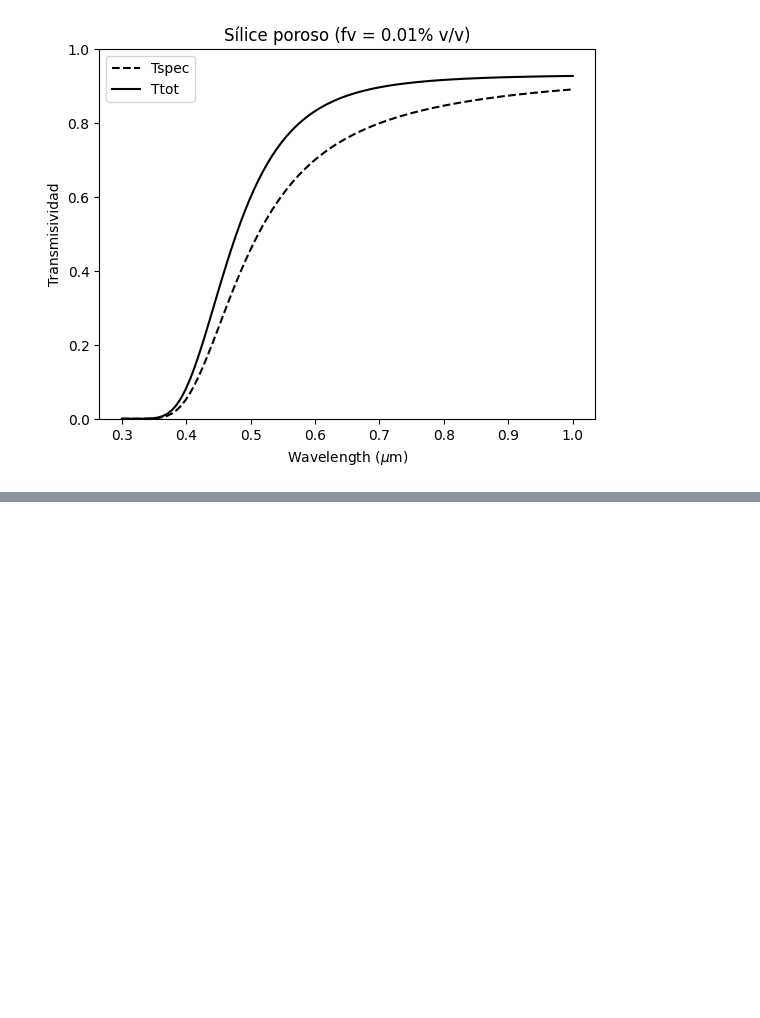
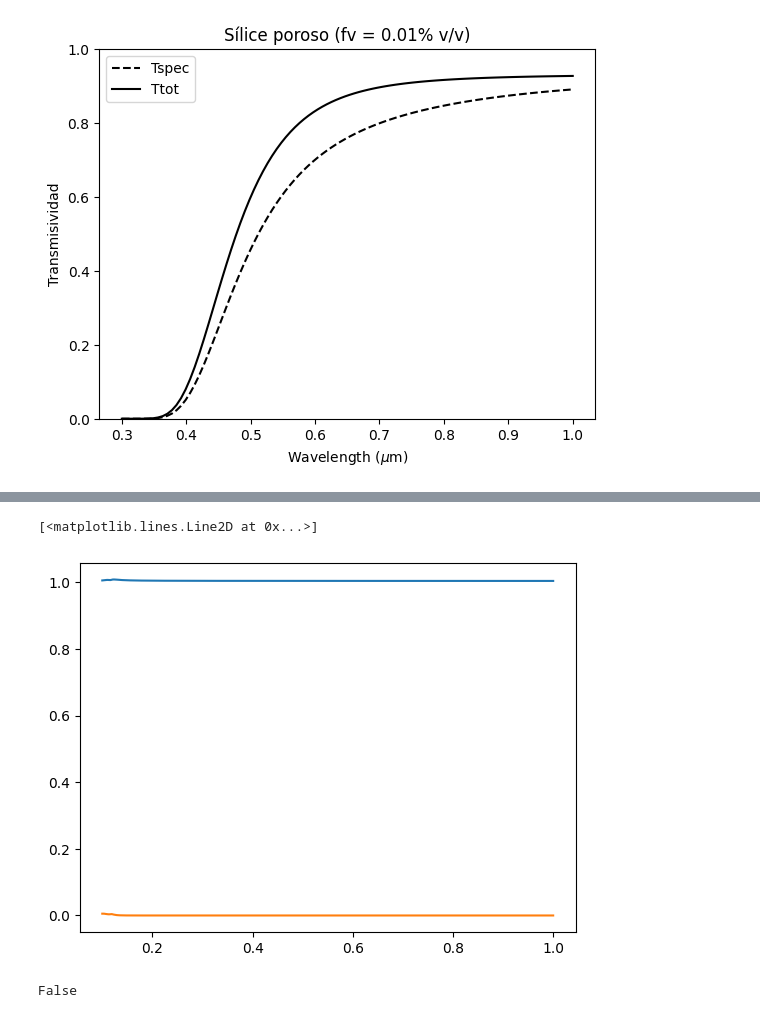
Before and after one commit to PanxoPanza/empylib, a Jupyter notebook: docs/rad_transfer_test.ipynb, the cells around one changed output, grey strips where cells are left out. Saved outputs shown, nothing was run; the diff lists cells and outputs as text; code cells hidden in the pictures; blank space fills up the shorter version.

```diff
--- a/docs/rad_transfer_test.ipynb
+++ b/docs/rad_transfer_test.ipynb
@@ -101,0 +198,11 @@ plt.show()
+# %%
+Np = nk.SiO2(lam)
+plt.plot(lam, nk.emt_brugg(fv, Np, Nh).real)
+plt.plot(lam, nk.emt_brugg(fv, Np, Nh).imag)
+# %% [output]
+[<matplotlib.lines.Line2D at 0x...>]
+[figure, added]
+# %%
+np.any(nk.emt_brugg(fv, Np, Nh).real < 1)
+# %% [output]
+False
```
Also changed, not shown: parts of 17 cells of this notebook, 4 other files.
